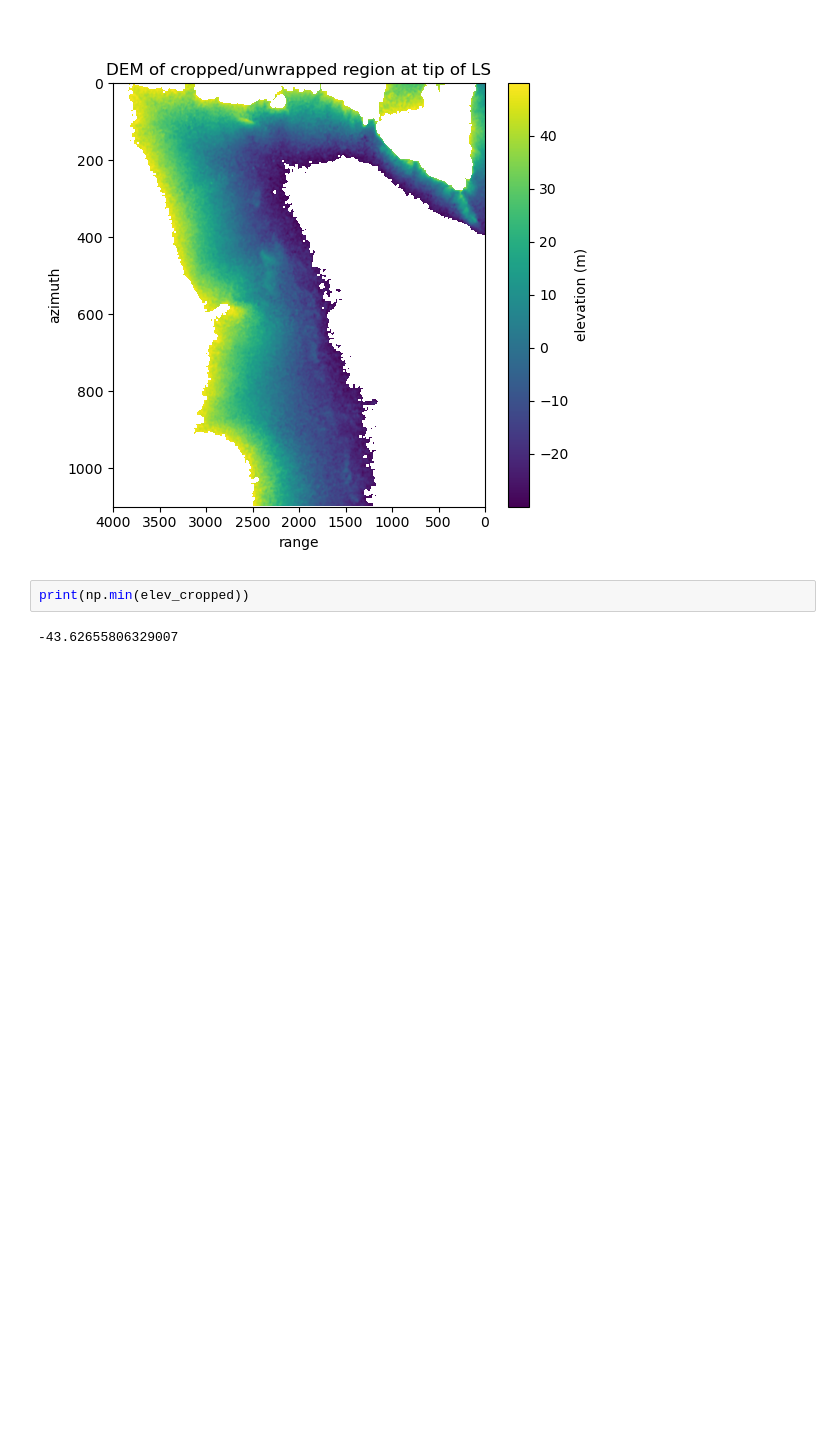
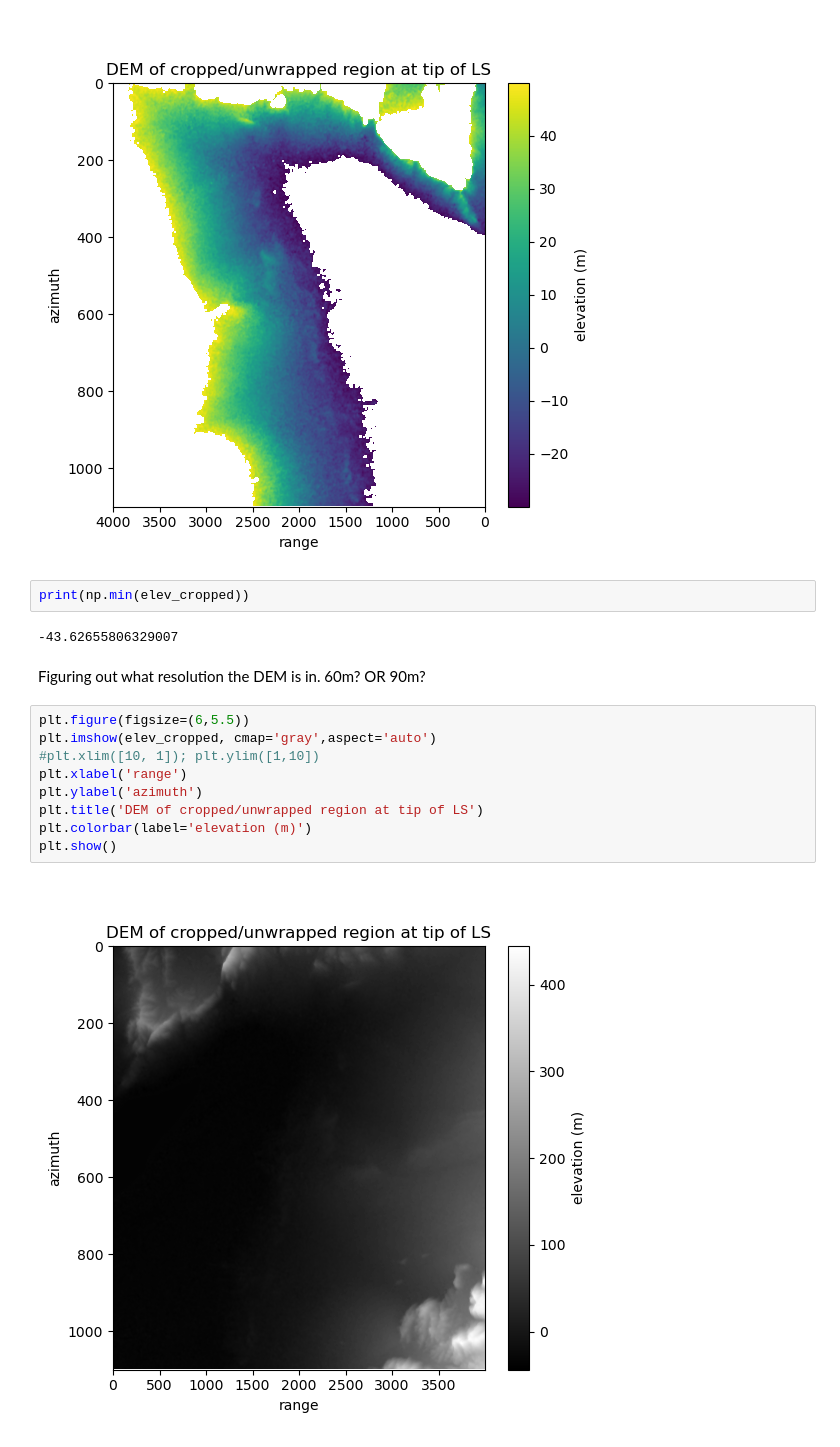
Before and after one commit to opaschall/LagunaSalada, a Jupyter notebook: 15_DEM_plotting/plot_DEM_on_InSAR_grid.ipynb, the cells around one changed output. Saved outputs shown, nothing was run; the diff lists cells and outputs as text; blank space fills up the shorter version.

```diff
--- a/15_DEM_plotting/plot_DEM_on_InSAR_grid.ipynb
+++ b/15_DEM_plotting/plot_DEM_on_InSAR_grid.ipynb
@@ -86,3 +86,16 @@ plt.show()
 print(np.min(elev_cropped))
 # %% [output]
 -43.62655806329007
+# %% [markdown]
+Figuring out what resolution the DEM is in. 60m? OR 90m?
+# %%
+plt.figure(figsize=(6,5.5))
+plt.imshow(elev_cropped, cmap='gray',aspect='auto')
+#plt.xlim([10, 1]); plt.ylim([1,10])
+plt.xlabel('range')
+plt.ylabel('azimuth')
+plt.title('DEM of cropped/unwrapped region at tip of LS')
+plt.colorbar(label='elevation (m)')
+plt.show()
+# %% [output]
+[figure, added]
```
Also changed, not shown: parts of 1 cell of this notebook, 18 other files.
